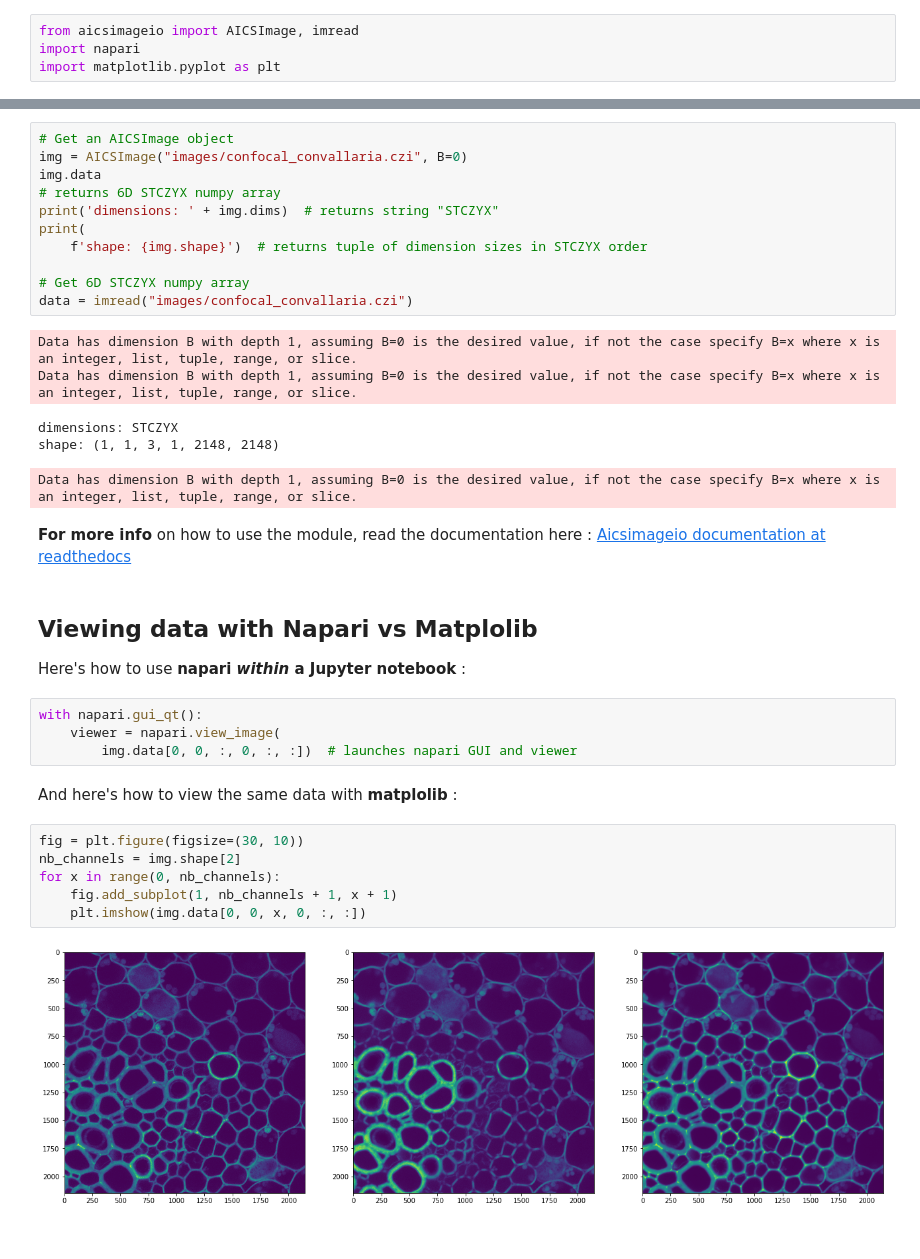
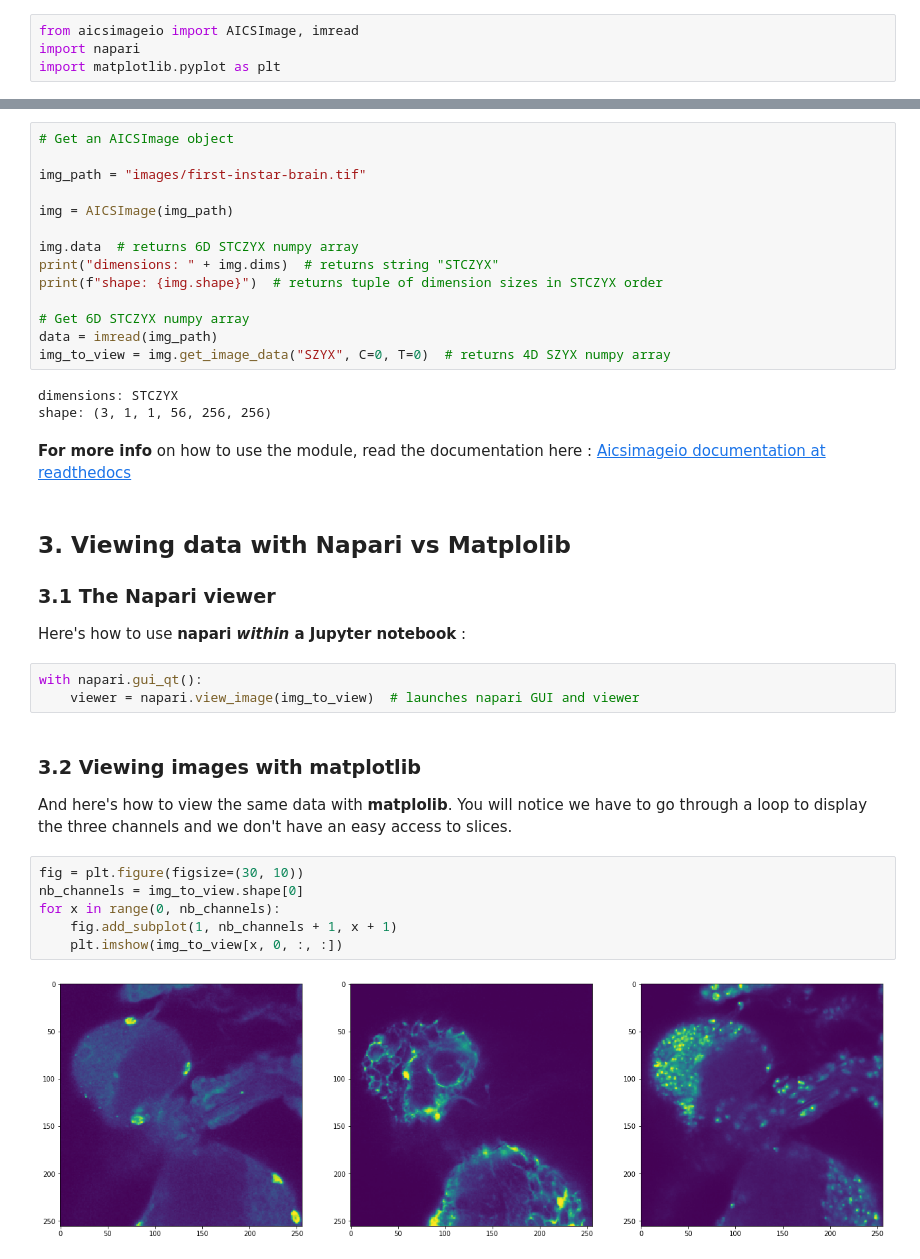
Before and after one commit to UniversalBuilder/Python-and-Microscopy, a Jupyter notebook: 00_BASES_Import_images_AICSIO_and_napari.ipynb, the cells around one changed output, grey strips where cells are left out. Drawn from its saved outputs; the diff is of its cells as text.

```diff
--- a/00_BASES_Import_images_AICSIO_and_napari.ipynb
+++ b/00_BASES_Import_images_AICSIO_and_napari.ipynb
@@ -18,37 +22,40 @@ Here is how to use the basic AICS syntax to load an image and get some info :
 # %%
 # Get an AICSImage object
-img = AICSImage("images/confocal_convallaria.czi", B=0)
-img.data
-# returns 6D STCZYX numpy array
-print('dimensions: ' + img.dims)  # returns string "STCZYX"
-print(
-    f'shape: {img.shape}')  # returns tuple of dimension sizes in STCZYX order
+
+img_path = "images/first-instar-brain.tif"
+
+img = AICSImage(img_path)
+
+img.data  # returns 6D STCZYX numpy array
+print("dimensions: " + img.dims)  # returns string "STCZYX"
+print(f"shape: {img.shape}")  # returns tuple of dimension sizes in STCZYX order
 
 # Get 6D STCZYX numpy array
-data = imread("images/confocal_convallaria.czi")
+data = imread(img_path)
+img_to_view = img.get_image_data("SZYX", C=0, T=0)  # returns 4D SZYX numpy array
 # %% [output]
-Data has dimension B with depth 1, assuming B=0 is the desired value, if not the case specify B=x where x is an integer, list, tuple, range, or slice.
-Data has dimension B with depth 1, assuming B=0 is the desired value, if not the case specify B=x where x is an integer, list, tuple, range, or slice.
+dimensions: STCZYX
+shape: (3, 1, 1, 56, 256, 256)
-dimensions: STCZYX
-shape: (1, 1, 3, 1, 2148, 2148)
-Data has dimension B with depth 1, assuming B=0 is the desired value, if not the case specify B=x where x is an integer, list, tuple, range, or slice.
 # %% [markdown]
 **For more info** on how to use the module, read the documentation here : [Aicsimageio documentation at readthedocs](https://allencellmodeling.github.io/aicsimageio/index.html)
 # %% [markdown]
-## Viewing data with Napari vs Matplolib
+## 3. Viewing data with Napari vs Matplolib
+
+### 3.1 The Napari viewer
 
 Here's how to use **napari *within* a Jupyter notebook** :
 # %%
 with napari.gui_qt():
-    viewer = napari.view_image(
-        img.data[0, 0, :, 0, :, :])  # launches napari GUI and viewer
+    viewer = napari.view_image(img_to_view)  # launches napari GUI and viewer
-# %% [markdown]
-And here's how to view the same data with **matplolib** :
+# %% [markdown]
+### 3.2 Viewing images with matplotlib
+
+And here's how to view the same data with **matplolib**. You will notice we have to go through a loop to display the three channels and we don't have an easy access to slices.
 # %%
 fig = plt.figure(figsize=(30, 10))
-nb_channels = img.shape[2]
+nb_channels = img_to_view.shape[0]
 for x in range(0, nb_channels):
     fig.add_subplot(1, nb_channels + 1, x + 1)
-    plt.imshow(img.data[0, 0, x, 0, :, :])
+    plt.imshow(img_to_view[x, 0, :, :])
 # %% [output]
-[figure, old version]
+[figure, new version]
```
Also changed, not shown: parts of 6 cells of this notebook, 3 other files.
